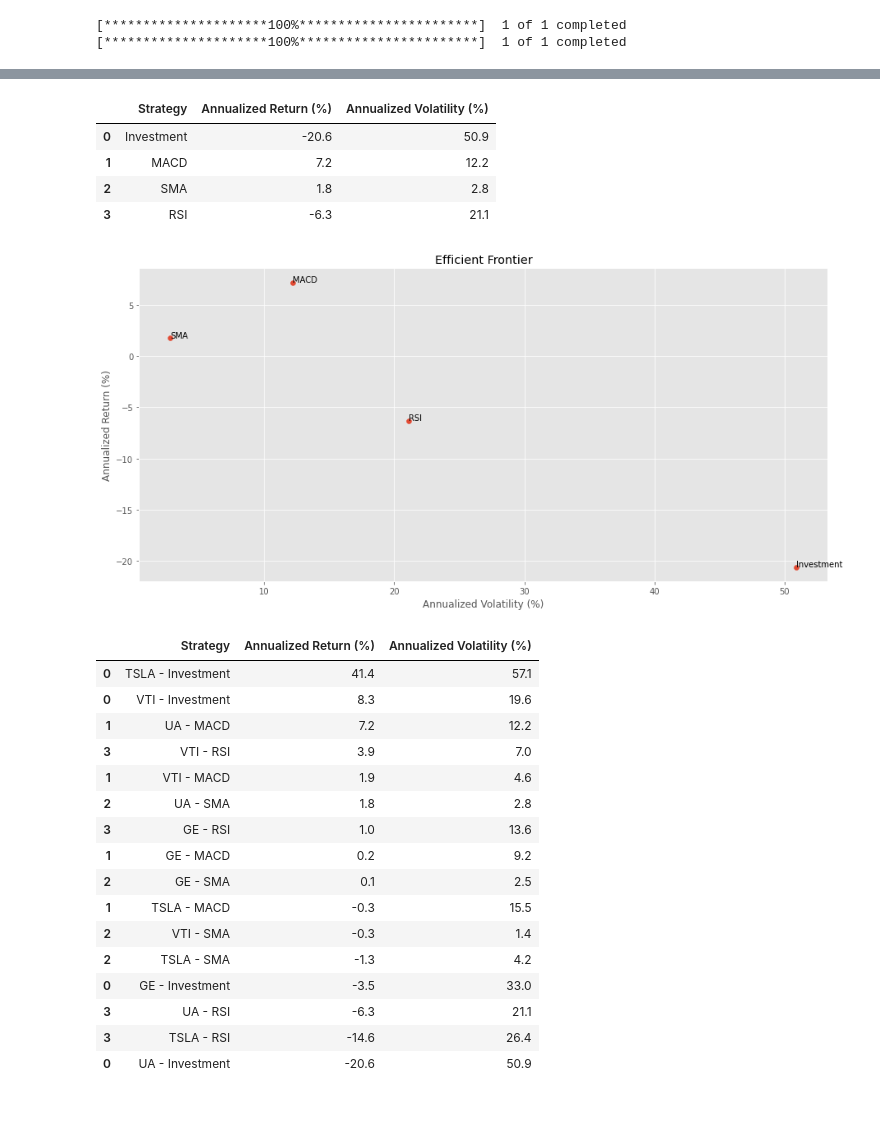
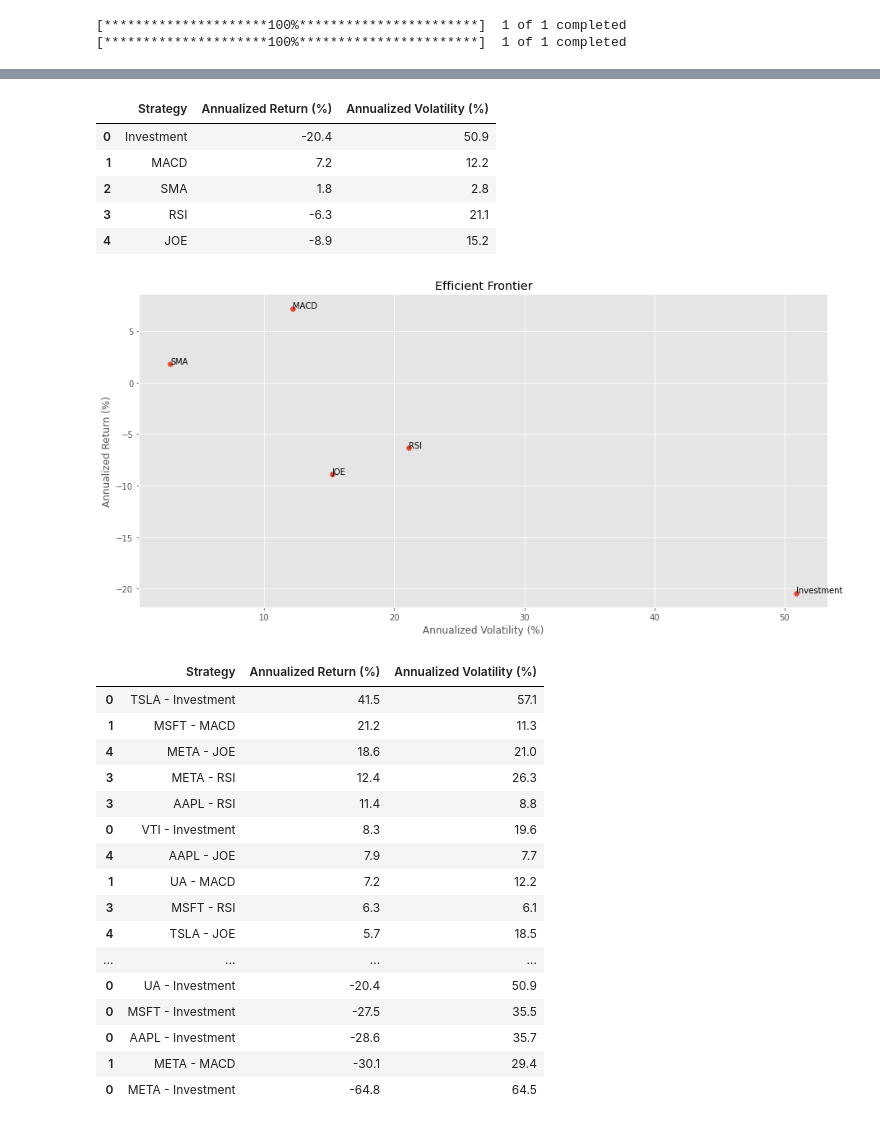
Before and after one commit to joepopop/real_time_financial_info_management, a Jupyter notebook: trading_algorithms.ipynb, the cells around one changed output, grey strips where cells are left out. Drawn from its saved outputs; the diff is of its cells as text; code cells hidden in the pictures.

```diff
--- a/trading_algorithms.ipynb
+++ b/trading_algorithms.ipynb
@@ -88,6 +88,29 @@ class Ticker():
         data.loc[data['RSI'] > 70, 'trading_signal'] = -1
         return data
 
+    def JOE(self, window=14):
+        data = self.data
+
+        data['RSI'] = self.calc_RSI()
+        data['vol_change'] = data['Volume'].pct_change()
+        data['short_ema'] = data.Close.ewm(span=5, adjust=False).mean()
+        data['long_ema'] = data.Close.ewm(span=10, adjust=False).mean()
+
+        data['trading_signal'] = 0
+
+
+        data.loc[(
+            (data['RSI'] < 30) &
+            (data['vol_change'] > 0.05),
+            'trading_signal'
+        )] = 1
+        data.loc[(
+            (data['RSI'] > 70) &
+            (data['vol_change'] > 0.05),
+            'trading_signal'
+        )] = 1
+        return data
+
     # outputs annual return for inputted model method
     def trade_return(self, model):
         model_func = getattr(self, model)
@@ -254,39 +283,40 @@ ge.efficient_front(["MACD", "SMA", "RSI"])
 # %%
-ua.efficient_front(["MACD", "SMA", "RSI"])
+ua.efficient_front(["MACD", "SMA", "RSI", "JOE"])
 # %% [output]
 |  | Strategy | Annualized Return (%) | Annualized Volatility (%) |
-| 0 | Investment | -20.6 | 50.9 |
+| 0 | Investment | -20.4 | 50.9 |
 | 1 | MACD | 7.2 | 12.2 |
 | 2 | SMA | 1.8 | 2.8 |
 | 3 | RSI | -6.3 | 21.1 |
+| 4 | JOE | -8.9 | 15.2 |
-[figure, old version]
+[figure, new version]
 # %%
 # looking into expanding this code to plot combinations of stocks with various weights on the efficient frontier curve
-portfolio = [tsla, vti, ge, ua]
+portfolio = [tsla, vti, ge, ua, aapl, meta, msft]
 tables = []
 for stock in portfolio:
-    table = stock.sum_table(["MACD", "SMA", "RSI"])
+    table = stock.sum_table(["MACD", "SMA", "RSI", "JOE"])
     table['Strategy'] = stock.ticker + " - " + table['Strategy']
     tables.append(table)
 combined_table = pd.concat(tables)
 combined_table = combined_table.sort_values(by='Annualized Return (%)', ascending=False)
 combined_table
 # %% [output]
 |  | Strategy | Annualized Return (%) | Annualized Volatility (%) |
-| 0 | TSLA - Investment | 41.4 | 57.1 |
+| 0 | TSLA - Investment | 41.5 | 57.1 |
+| 1 | MSFT - MACD | 21.2 | 11.3 |
+| 4 | META - JOE | 18.6 | 21.0 |
+| 3 | META - RSI | 12.4 | 26.3 |
+| 3 | AAPL - RSI | 11.4 | 8.8 |
 | 0 | VTI - Investment | 8.3 | 19.6 |
+| 4 | AAPL - JOE | 7.9 | 7.7 |
 | 1 | UA - MACD | 7.2 | 12.2 |
-| 3 | VTI - RSI | 3.9 | 7.0 |
-| 1 | VTI - MACD | 1.9 | 4.6 |
-| 2 | UA - SMA | 1.8 | 2.8 |
-| 3 | GE - RSI | 1.0 | 13.6 |
-| 1 | GE - MACD | 0.2 | 9.2 |
-| 2 | GE - SMA | 0.1 | 2.5 |
-| 1 | TSLA - MACD | -0.3 | 15.5 |
-| 2 | VTI - SMA | -0.3 | 1.4 |
-| 2 | TSLA - SMA | -1.3 | 4.2 |
-| 0 | GE - Investment | -3.5 | 33.0 |
-| 3 | UA - RSI | -6.3 | 21.1 |
-| 3 | TSLA - RSI | -14.6 | 26.4 |
-| 0 | UA - Investment | -20.6 | 50.9 |
+| 3 | MSFT - RSI | 6.3 | 6.1 |
+| 4 | TSLA - JOE | 5.7 | 18.5 |
+| ... | ... | ... | ... |
+| 0 | UA - Investment | -20.4 | 50.9 |
+| 0 | MSFT - Investment | -27.5 | 35.5 |
+| 0 | AAPL - Investment | -28.6 | 35.7 |
+| 1 | META - MACD | -30.1 | 29.4 |
+| 0 | META - Investment | -64.8 | 64.5 |
 # %%
```
Also changed, not shown: parts of 14 cells of this notebook.
